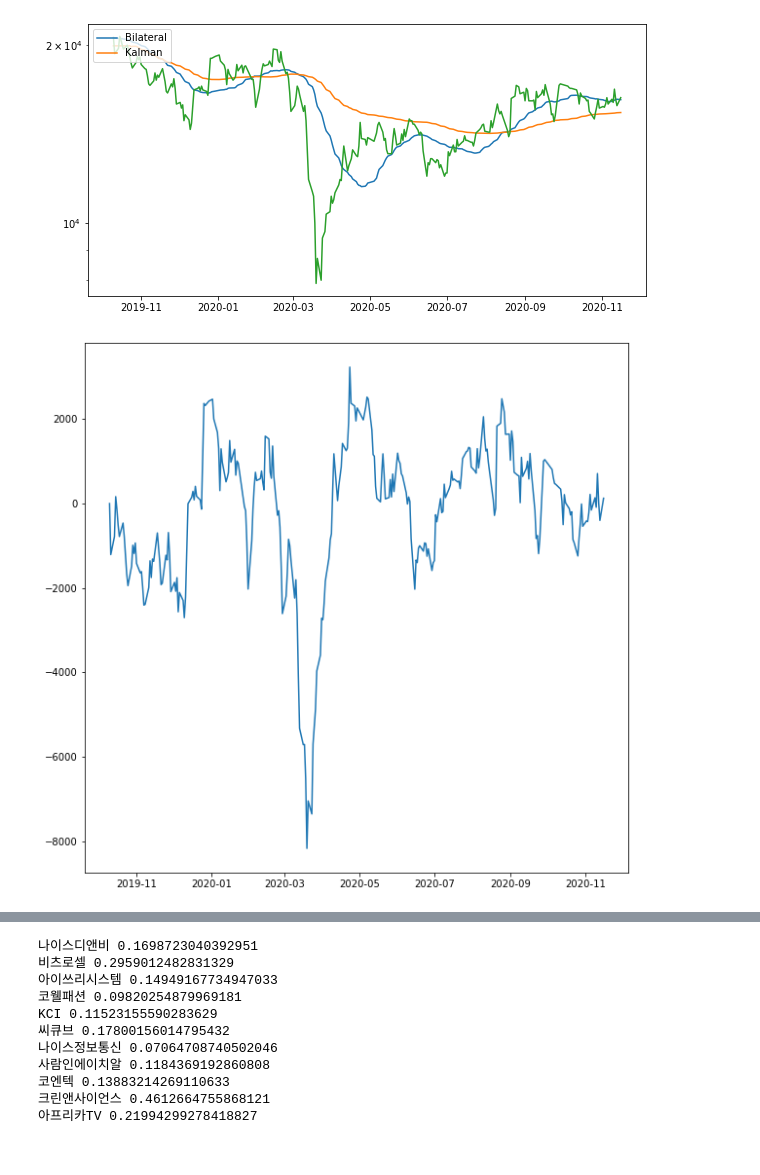
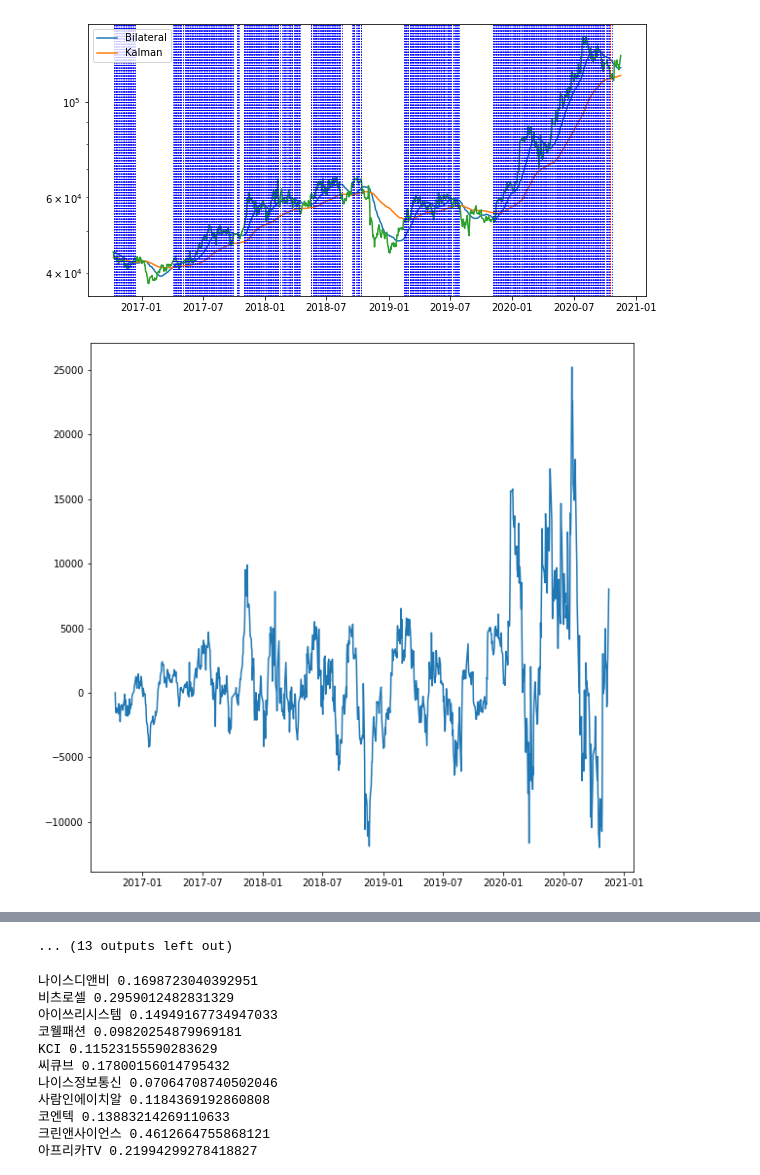
Before and after one commit to treelog/project-1, a Jupyter notebook: Untitled.ipynb, the cells around one changed output, grey strips where cells are left out. Drawn from its saved outputs; the diff is of its cells as text; code cells hidden in the pictures.

```diff
--- a/Untitled.ipynb
+++ b/Untitled.ipynb
@@ -59,16 +59,16 @@ def draw(name, good_list, bad_list, country = 'kr', start_date='20130201', end_d
 # %%
 stock_list = list(pd.read_csv('stock_list_kr.csv')['stock_name'])
 stock_list = [s.split(':')[1] for s in stock_list]
-stock_list = ['317330']
-start_date='20191010'
+#stock_list = ['317330']
+start_date='20161010'
 end_date='20201116'
 for name in stock_list[0:10]:
     try:
         print(stock.get_market_ticker_name(name))
-        #good_list, bad_list = function.backtest(name, date(int(start_date[:4]),int(start_date[4:6]),int(start_date[6:8])),
-        #                                        date(int(end_date[:4]),int(end_date[4:6]),int(end_date[6:8])), country='kr')
-        draw(name, [],[], 'kr', start_date, end_date)
-        #draw(name, good_list, bad_list, 'kr', start_date, end_date)
+        good_list, bad_list = function.backtest(name, date(int(start_date[:4]),int(start_date[4:6]),int(start_date[6:8])),
+                                                date(int(end_date[:4]),int(end_date[4:6]),int(end_date[6:8])), country='kr')
+        #draw(name, [],[], 'kr', start_date, end_date)
+        draw(name, good_list, bad_list, 'kr', start_date, end_date)
     except:
         print('Error')
 # %% [output]
@@ -92,2 +92,2 @@ for name in stock_list[0:10]:
-[figure, old version]
+[figure, new version]
-[figure, old version]
+[figure, new version]
@@ -94,3 +151,4 @@ for name in stock_list[0:10]:
+... (13 outputs left out)
 # %%
 def criteria(p, ma_low, kal):
     discripency_rate_cr = (p[-1]-ma_low[-1])/ma_low[-1]
```
Also changed, not shown: parts of 3 cells of this notebook, 2 other files.
